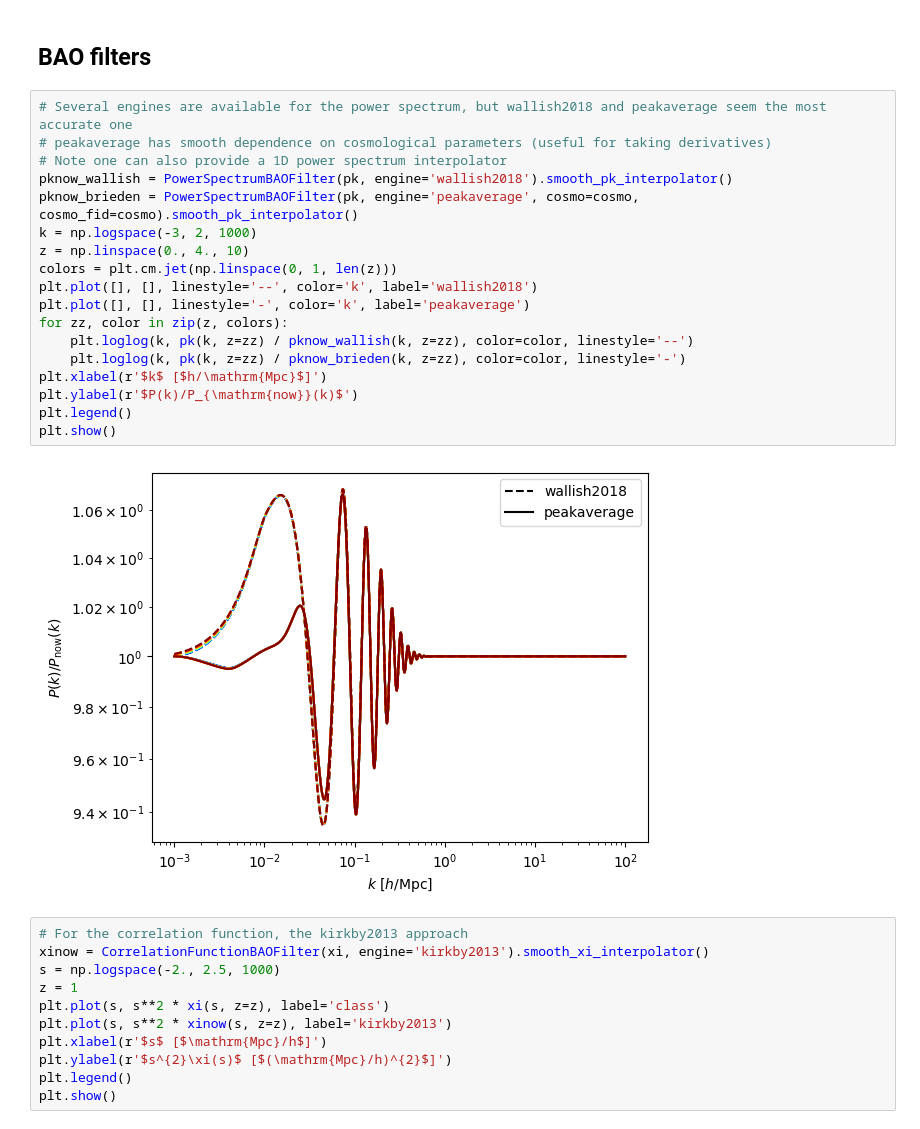
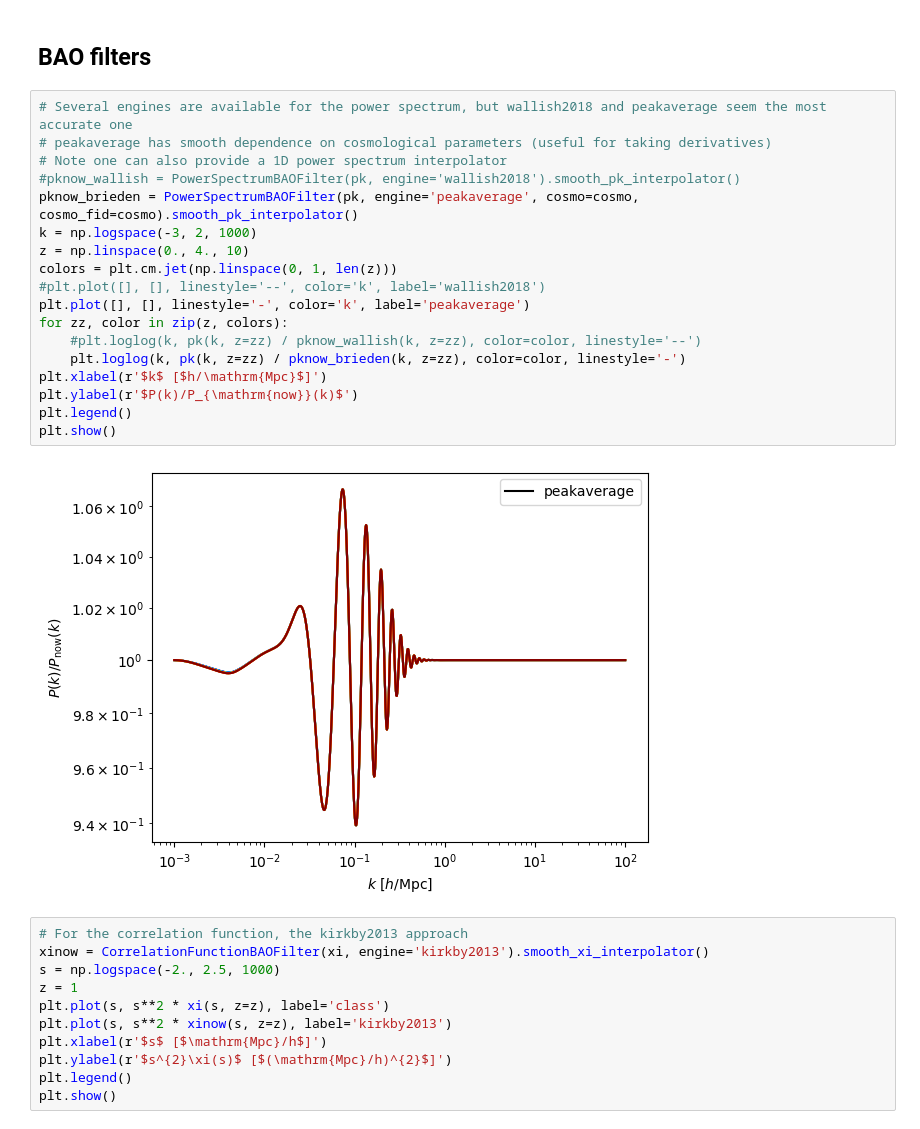
Before and after one commit to cosmodesi/cosmoprimo, a Jupyter notebook: nb/examples.ipynb, the cells around one changed output. Drawn from its saved outputs; the diff is of its cells as text.

```diff
--- a/nb/examples.ipynb
+++ b/nb/examples.ipynb
@@ -294,23 +292,23 @@ plt.show()
 # %%
 # Several engines are available for the power spectrum, but wallish2018 and peakaverage seem the most accurate one
 # peakaverage has smooth dependence on cosmological parameters (useful for taking derivatives)
 # Note one can also provide a 1D power spectrum interpolator
-pknow_wallish = PowerSpectrumBAOFilter(pk, engine='wallish2018').smooth_pk_interpolator()
+#pknow_wallish = PowerSpectrumBAOFilter(pk, engine='wallish2018').smooth_pk_interpolator()
 pknow_brieden = PowerSpectrumBAOFilter(pk, engine='peakaverage', cosmo=cosmo, cosmo_fid=cosmo).smooth_pk_interpolator()
 k = np.logspace(-3, 2, 1000)
 z = np.linspace(0., 4., 10)
 colors = plt.cm.jet(np.linspace(0, 1, len(z)))
-plt.plot([], [], linestyle='--', color='k', label='wallish2018')
+#plt.plot([], [], linestyle='--', color='k', label='wallish2018')
 plt.plot([], [], linestyle='-', color='k', label='peakaverage')
 for zz, color in zip(z, colors):
-    plt.loglog(k, pk(k, z=zz) / pknow_wallish(k, z=zz), color=color, linestyle='--')
+    #plt.loglog(k, pk(k, z=zz) / pknow_wallish(k, z=zz), color=color, linestyle='--')
     plt.loglog(k, pk(k, z=zz) / pknow_brieden(k, z=zz), color=color, linestyle='-')
 plt.xlabel(r'$k$ [$h/\mathrm{Mpc}$]')
 plt.ylabel(r'$P(k)/P_{\mathrm{now}}(k)$')
 plt.legend()
 plt.show()
 # %% [output]
-[figure, old version]
+[figure, new version]
 # %%
 # For the correlation function, the kirkby2013 approach
 xinow = CorrelationFunctionBAOFilter(xi, engine='kirkby2013').smooth_xi_interpolator()
```
Also changed, not shown: parts of 8 cells of this notebook, 3 other files.
